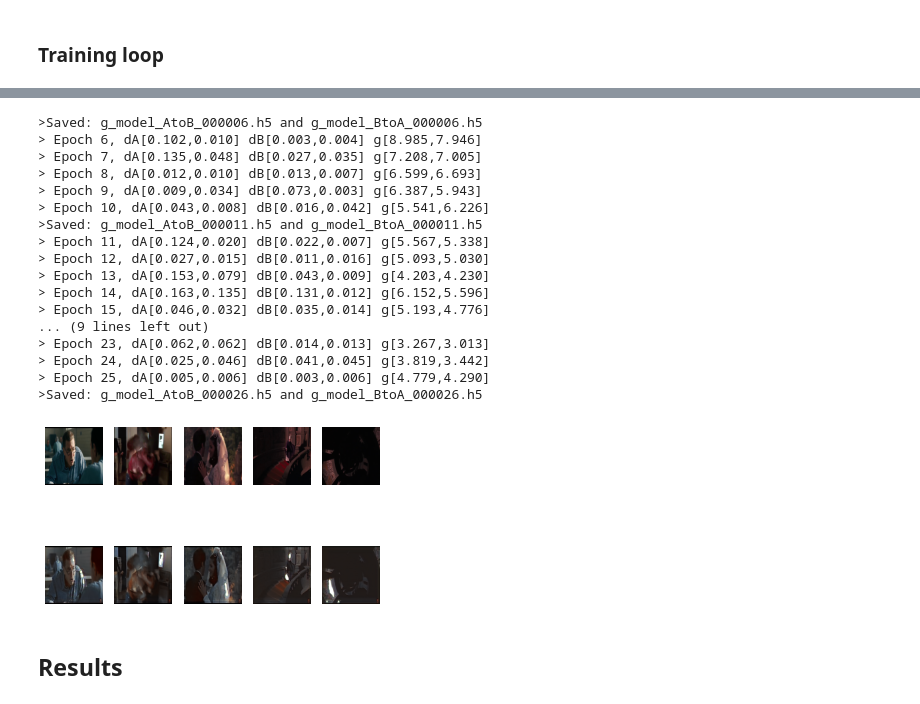
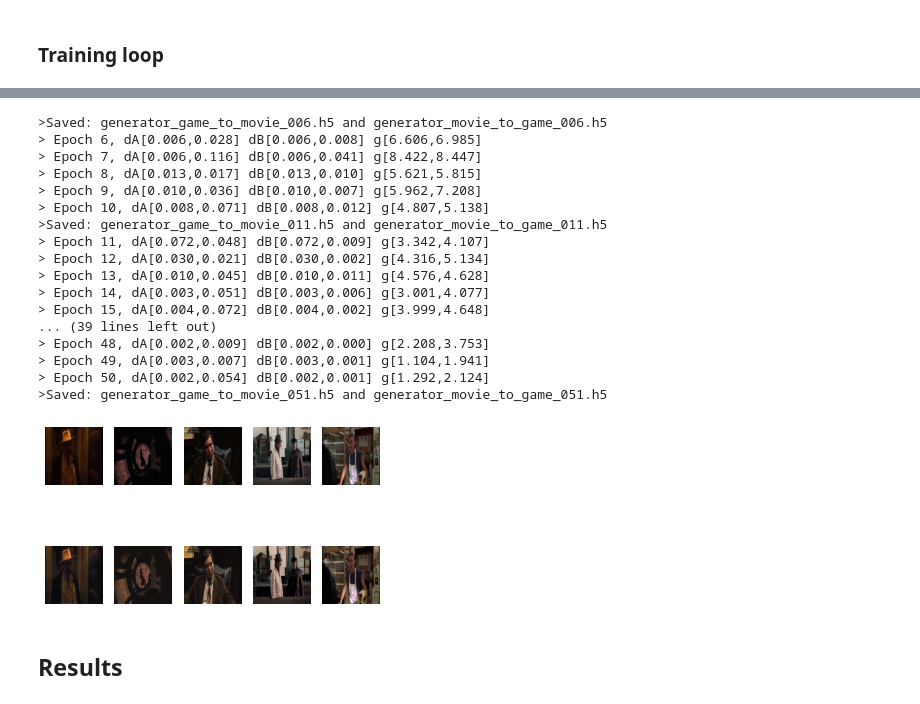
Before and after one commit to FaiZaman/Game-to-Movie-Video-Conversion, a Jupyter notebook: game_to_movie.ipynb, the cells around one changed output, grey strips where cells are left out. Saved outputs shown, nothing was run; the diff lists cells and outputs as text; code cells hidden in the pictures.

```diff
--- a/game_to_movie.ipynb
+++ b/game_to_movie.ipynb
@@ -181,8 +170,13 @@ def define_discriminator(image_shape):
     init = RandomNormal(stddev=0.02)
     in_image = Input(shape=image_shape)
 
+    # Convolution-32
+    d = Conv2D(32, (4,4), strides=(2,2), padding='same', kernel_initializer=init)(in_image)
+    d = LeakyReLU(alpha=0.2)(d)
+
     # Convolution-64
-    d = Conv2D(64, (4,4), strides=(2,2), padding='same', kernel_initializer=init)(in_image)
+    d = Conv2D(64, (4,4), strides=(2,2), padding='same', kernel_initializer=init)(d)
+    d = InstanceNormalization(axis=-1)(d)
     d = LeakyReLU(alpha=0.2)(d)
 
     # Convolution-128
@@ -240,8 +234,13 @@ def define_generator(image_shape, n_resnet=9):
     init = RandomNormal(stddev=0.02)
     in_image = Input(shape=image_shape)
 
-    # c7s1-64
-    g = Conv2D(64, (7,7), padding='same', kernel_initializer=init)(in_image)
+    # c7s1-32
+    g = Conv2D(32, (7,7), padding='same', kernel_initializer=init)(in_image)
+    g = InstanceNormalization(axis=-1)(g)
+    g = Activation('relu')(g)
+
+    # d64
+    g = Conv2D(64, (3,3), padding='same', kernel_initializer=init)(g)
     g = InstanceNormalization(axis=-1)(g)
     g = Activation('relu')(g)
 
@@ -269,6 +268,11 @@ def define_generator(image_shape, n_resnet=9):
     g = InstanceNormalization(axis=-1)(g)
     g = Activation('relu')(g)
 
+    # u32
+    #g = Conv2DTranspose(32, (3,3), strides=(2,2), padding='same', kernel_initializer=init)(g)
+    #g = InstanceNormalization(axis=-1)(g)
+    #g = Activation('relu')(g)
+
     # c7s1-3
     g = Conv2D(3, (7,7), padding='same', kernel_initializer=init)(g)
     g = InstanceNormalization(axis=-1)(g)
@@ -354,11 +358,11 @@ def generate_fake_samples(generator, dataset, patch_shape):
 def save_models(step, generator_game_to_movie, generator_movie_to_game):
 
     # save the first generator model
-    filename1 = 'generator_game_to_movie_%06d.h5' % (step+1)
+    filename1 = 'generator_game_to_movie_%03d.h5' % (step+1)
     generator_game_to_movie.save(main_path + '/models/' + filename1)
 
     # save the second generator model
-    filename2 = 'generator_movie_to_game_%06d.h5' % (step+1)
+    filename2 = 'generator_movie_to_game_%03d.h5' % (step+1)
     generator_movie_to_game.save(main_path + '/models/' + filename2)
 
     print('>Saved: %s and %s' % (filename1, filename2))
@@ -388,7 +392,7 @@ def summarize_performance(step, generator, trainX, name, n_samples=5):
         plt.imshow(X_out[i])
 
     # save plot to file
-    filename1 = main_path + '/results/' + '%s_generated_plot_%06d.png' % (name, (step+1))
+    filename1 = main_path + '/results/' + '%s_%03d.png' % (name, (step+1))
     plt.savefig(filename1)
 # %% [markdown]
 ### Update the image pool for fake images
@@ -425,7 +429,7 @@ def update_image_pool(pool, images, max_size=50):
 def train(discriminator_game, discriminator_movie, generator_game_to_movie, generator_movie_to_game, composite_game_to_movie, composite_movie_to_game, dataset):
 
     # define properties of the training run and determine the output square shape of the discriminator
-    epochs, batch_size, = 25, 4
+    epochs, batch_size, = 50, 4
     patch_size = discriminator_game.output_shape[1]
 
     # unpack dataset and prepare image pool for fakes
@@ -466,7 +470,8 @@ def train(discriminator_game, discriminator_movie, generator_game_to_movie, gene
             discriminator_movie_fake_loss = discriminator_game.train_on_batch(X_fakeB, y_fakeB)
 
         # output losses after every epoch
-        print('> Epoch %d, dA[%.3f,%.3f] dB[%.3f,%.3f] g[%.3f,%.3f]' % (epoch, discriminator_game_real_loss, discriminator_game_fake_loss, discriminator_game_real_loss, discriminator_movie_fake_loss, g_loss1, g_loss2))
+        print('> Epoch %d, dA[%.3f,%.3f] dB[%.3f,%.3f] g[%.3f,%.3f]' %\
+              (epoch, discriminator_game_real_loss, discriminator_game_fake_loss, discriminator_game_real_loss, discriminator_movie_fake_loss, g_loss1, g_loss2))
 
         # evaluate and save the model intermittently
         if epoch % 5 == 0:
@@ -505,21 +509,21 @@ WARNING:tensorflow:5 out of the last 931 calls to <function Model.make_train_fun
->Saved: g_model_AtoB_000006.h5 and g_model_BtoA_000006.h5
-> Epoch 6, dA[0.102,0.010] dB[0.003,0.004] g[8.985,7.946]
-> Epoch 7, dA[0.135,0.048] dB[0.027,0.035] g[7.208,7.005]
-> Epoch 8, dA[0.012,0.010] dB[0.013,0.007] g[6.599,6.693]
-> Epoch 9, dA[0.009,0.034] dB[0.073,0.003] g[6.387,5.943]
-> Epoch 10, dA[0.043,0.008] dB[0.016,0.042] g[5.541,6.226]
->Saved: g_model_AtoB_000011.h5 and g_model_BtoA_000011.h5
-> Epoch 11, dA[0.124,0.020] dB[0.022,0.007] g[5.567,5.338]
-> Epoch 12, dA[0.027,0.015] dB[0.011,0.016] g[5.093,5.030]
-> Epoch 13, dA[0.153,0.079] dB[0.043,0.009] g[4.203,4.230]
-> Epoch 14, dA[0.163,0.135] dB[0.131,0.012] g[6.152,5.596]
-> Epoch 15, dA[0.046,0.032] dB[0.035,0.014] g[5.193,4.776]
-... (9 lines left out)
-> Epoch 23, dA[0.062,0.062] dB[0.014,0.013] g[3.267,3.013]
-> Epoch 24, dA[0.025,0.046] dB[0.041,0.045] g[3.819,3.442]
-> Epoch 25, dA[0.005,0.006] dB[0.003,0.006] g[4.779,4.290]
->Saved: g_model_AtoB_000026.h5 and g_model_BtoA_000026.h5
+>Saved: generator_game_to_movie_006.h5 and generator_movie_to_game_006.h5
+> Epoch 6, dA[0.006,0.028] dB[0.006,0.008] g[6.606,6.985]
+> Epoch 7, dA[0.006,0.116] dB[0.006,0.041] g[8.422,8.447]
+> Epoch 8, dA[0.013,0.017] dB[0.013,0.010] g[5.621,5.815]
+> Epoch 9, dA[0.010,0.036] dB[0.010,0.007] g[5.962,7.208]
+> Epoch 10, dA[0.008,0.071] dB[0.008,0.012] g[4.807,5.138]
+>Saved: generator_game_to_movie_011.h5 and generator_movie_to_game_011.h5
+> Epoch 11, dA[0.072,0.048] dB[0.072,0.009] g[3.342,4.107]
+> Epoch 12, dA[0.030,0.021] dB[0.030,0.002] g[4.316,5.134]
+> Epoch 13, dA[0.010,0.045] dB[0.010,0.011] g[4.576,4.628]
+> Epoch 14, dA[0.003,0.051] dB[0.003,0.006] g[3.001,4.077]
+> Epoch 15, dA[0.004,0.072] dB[0.004,0.002] g[3.999,4.648]
+... (39 lines left out)
+> Epoch 48, dA[0.002,0.009] dB[0.002,0.000] g[2.208,3.753]
+> Epoch 49, dA[0.003,0.007] dB[0.003,0.001] g[1.104,1.941]
+> Epoch 50, dA[0.002,0.054] dB[0.002,0.001] g[1.292,2.124]
+>Saved: generator_game_to_movie_051.h5 and generator_movie_to_game_051.h5
-[figure, old version]
+[figure, new version]
 # %% [markdown]
 ## Results
 # %% [markdown]
```
Also changed, not shown: parts of 30 cells of this notebook.
